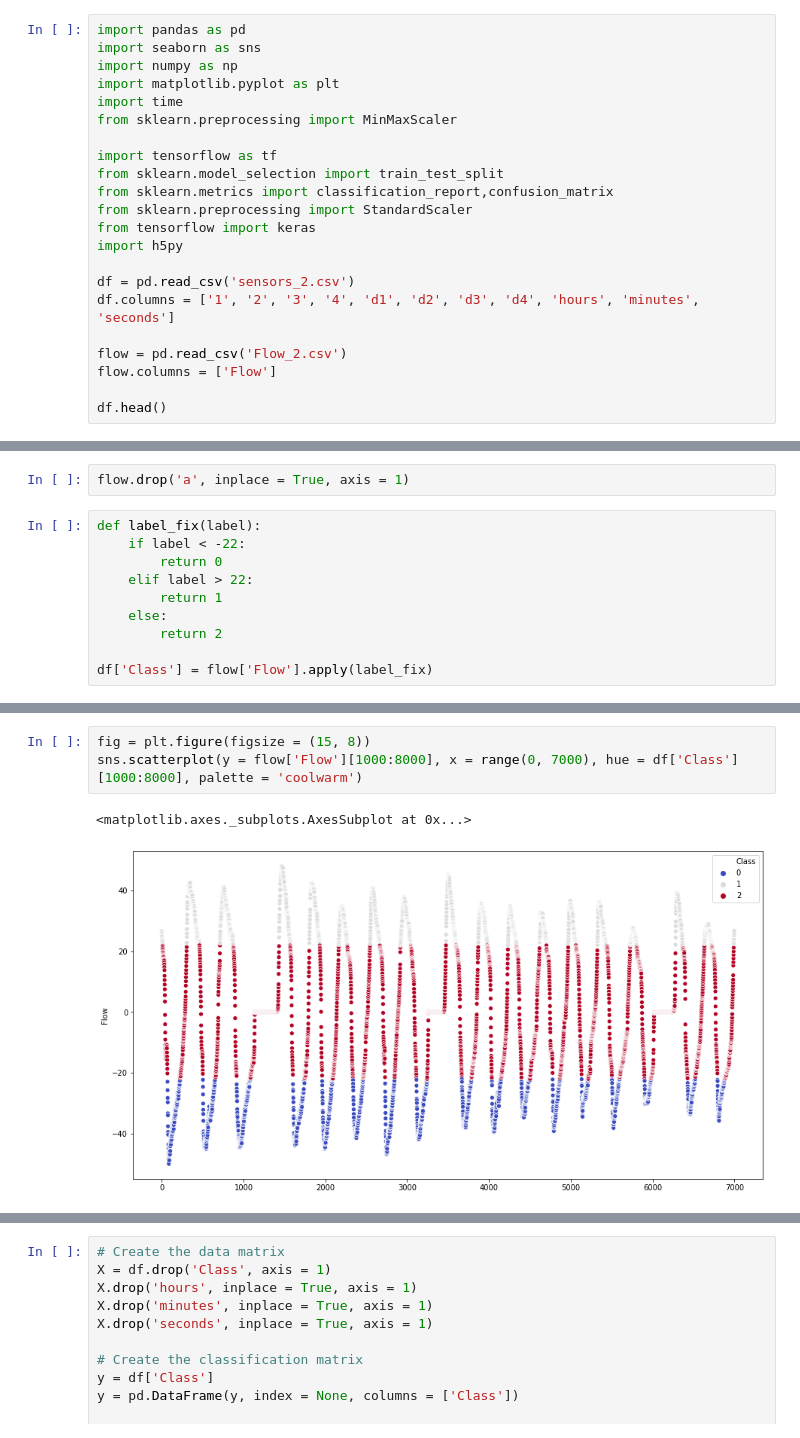
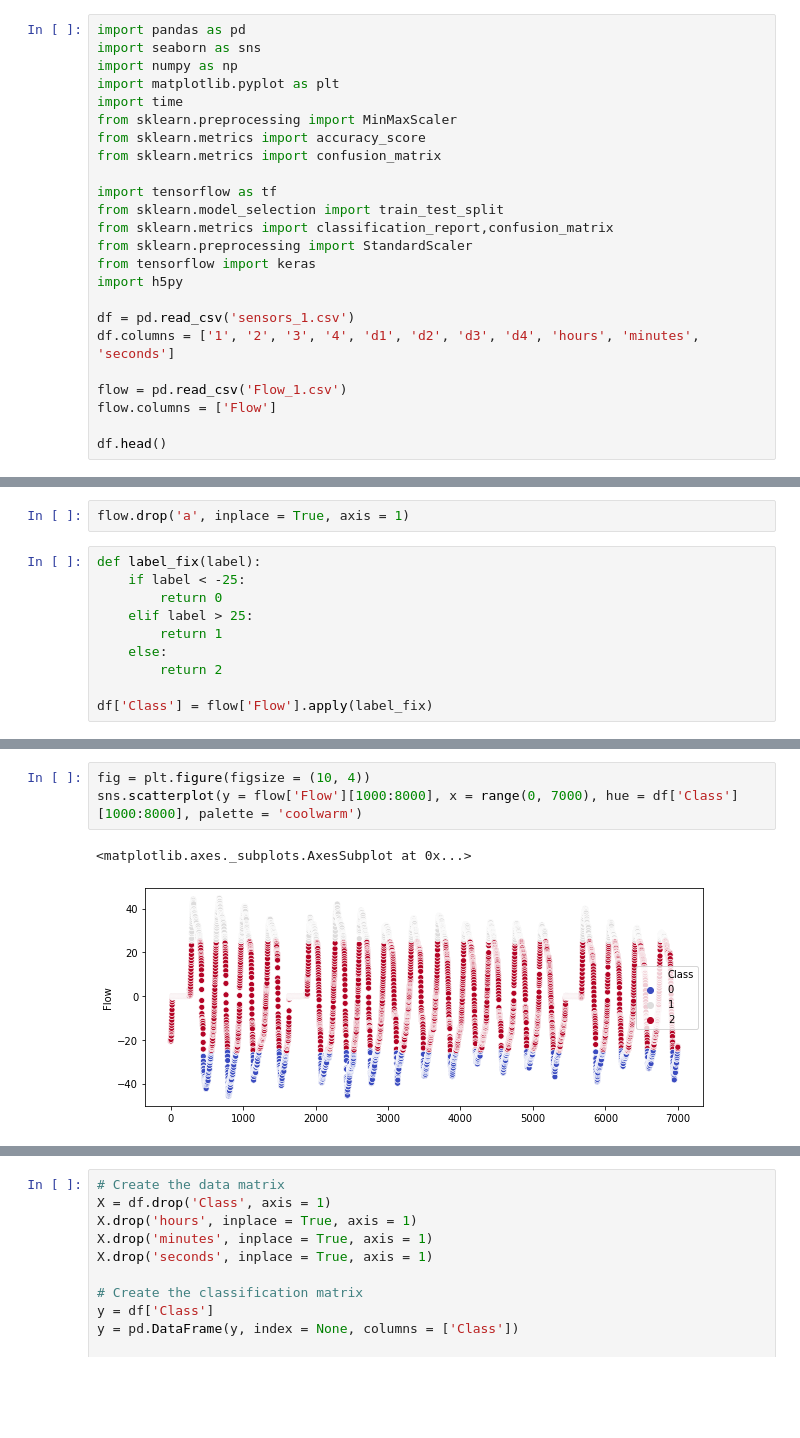
Before and after one commit to msfurr/coral_host, a Jupyter notebook: Jupyter_Notebooks/ModelTraining.ipynb, the cells around one changed output, grey strips where cells are left out. Saved outputs shown, nothing was run; the diff lists cells and outputs as text; blank space fills up the shorter version.

```diff
--- a/Jupyter_Notebooks/ModelTraining.ipynb
+++ b/Jupyter_Notebooks/ModelTraining.ipynb
@@ -9,6 +11,8 @@ import numpy as np
 import matplotlib.pyplot as plt
 import time
 from sklearn.preprocessing import MinMaxScaler
+from sklearn.metrics import accuracy_score
+from sklearn.metrics import confusion_matrix
 
 import tensorflow as tf
 from sklearn.model_selection import train_test_split
@@ -17,10 +21,10 @@ from sklearn.preprocessing import StandardScaler
 from tensorflow import keras
 import h5py
 
-df = pd.read_csv('sensors_2.csv')
+df = pd.read_csv('sensors_1.csv')
 df.columns = ['1', '2', '3', '4', 'd1', 'd2', 'd3', 'd4', 'hours', 'minutes', 'seconds']
 
-flow = pd.read_csv('Flow_2.csv')
+flow = pd.read_csv('Flow_1.csv')
 flow.columns = ['Flow']
 
 df.head()
@@ -112,9 +149,9 @@ plt.plot(x, df['1'], x, flow['a']*-1)
 flow.drop('a', inplace = True, axis = 1)
 # %%
 def label_fix(label):
-    if label < -22:
+    if label < -25:
         return 0
-    elif label > 22:
+    elif label > 25:
         return 1
     else:
         return 2
@@ -132,7 +169,7 @@ df.head()
 # %%
-fig = plt.figure(figsize = (15, 8))
+fig = plt.figure(figsize = (10, 4))
 sns.scatterplot(y = flow['Flow'][1000:8000], x = range(0, 7000), hue = df['Class'][1000:8000], palette = 'coolwarm')
 # %% [output]
 <matplotlib.axes._subplots.AxesSubplot at 0x...>
-[figure, old version]
+[figure, new version]
 # %%
```
Also changed, not shown: parts of 46 cells of this notebook, 2 other files.
